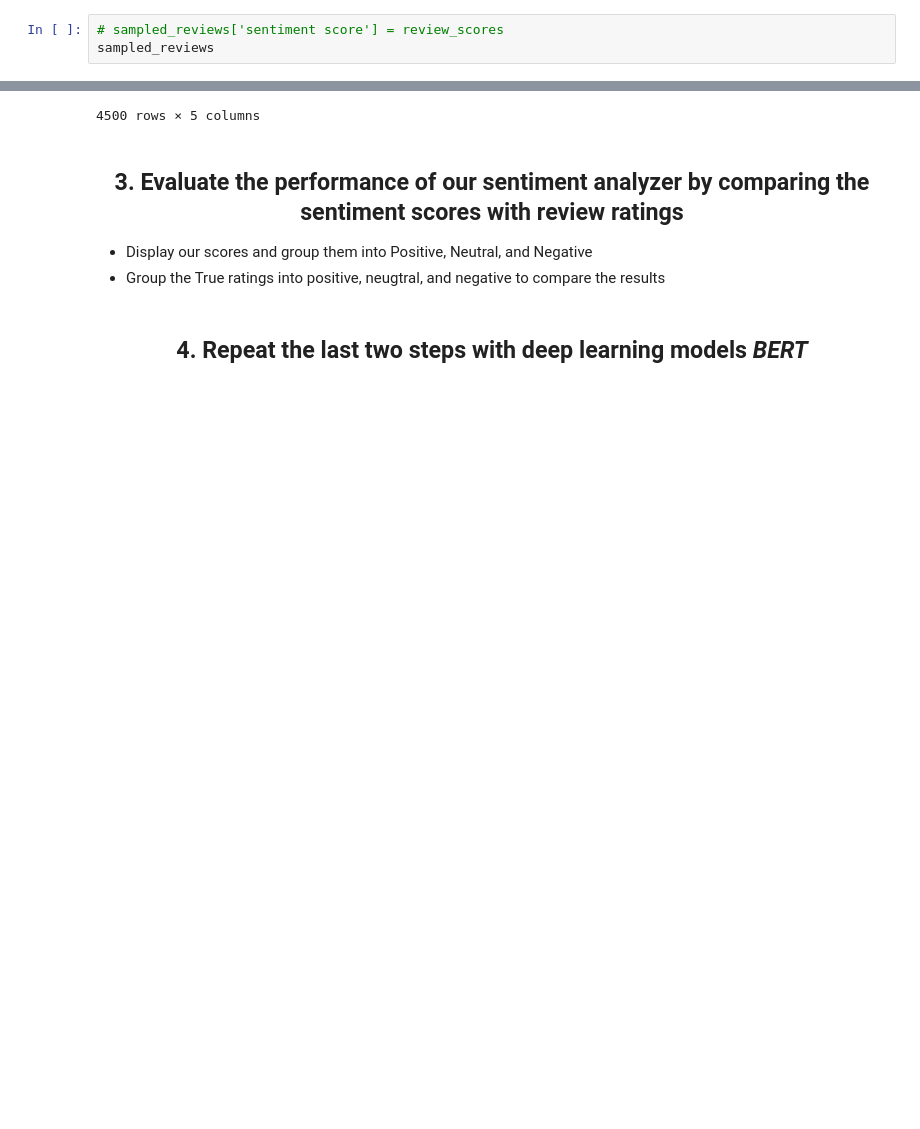
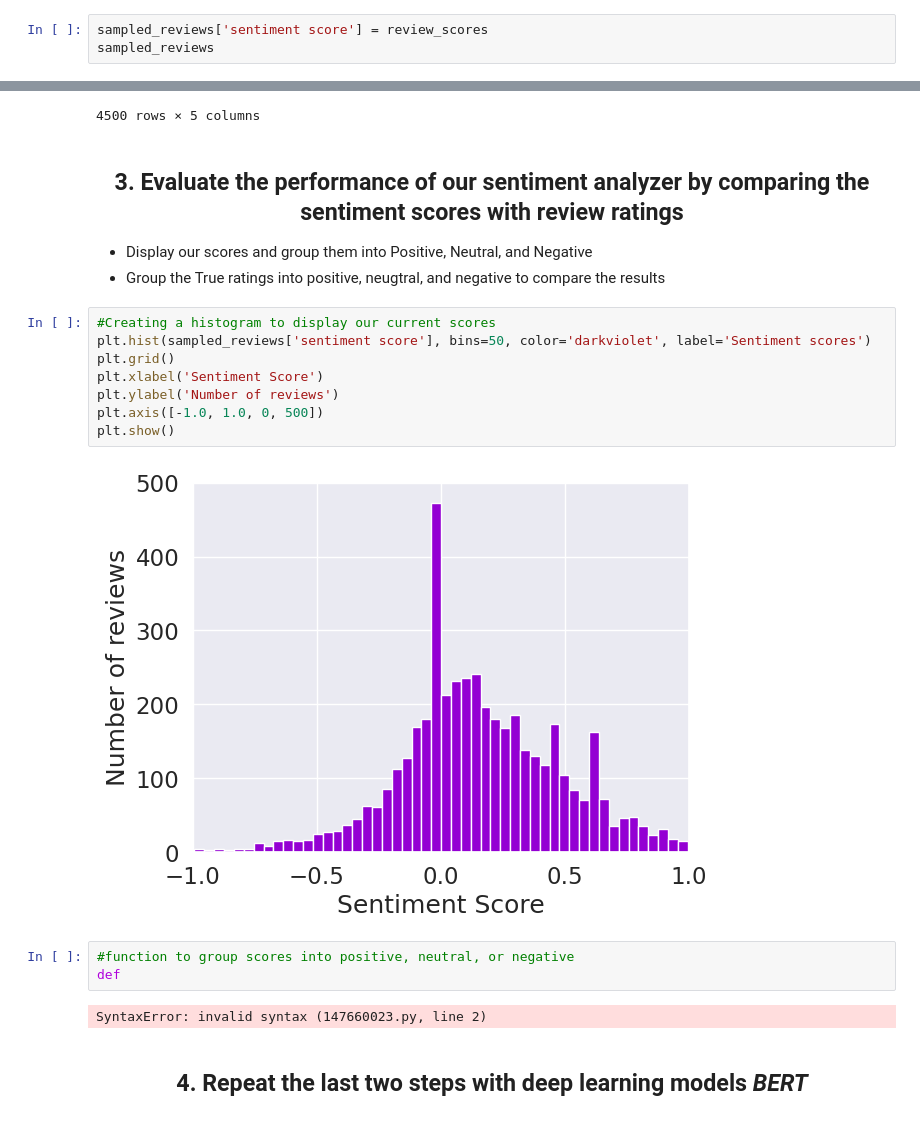
Before and after one commit to bglid/NLTK_Sentiment_Analysis, a Jupyter notebook: vgame_sent_analysis.ipynb, the cells around one changed output, grey strips where cells are left out. Drawn from its saved outputs; the diff is of its cells as text; blank space fills up the shorter version.

```diff
--- a/vgame_sent_analysis.ipynb
+++ b/vgame_sent_analysis.ipynb
@@ -255,7 +237,7 @@ Pipeline(steps=[('Text Preprocessing', NLTKPreprocessing()),
 #Scoring each review
 review_scores = final_pipeline.fit_transform(sampled_reviews['reviewText'])
 # %%
-# sampled_reviews['sentiment score'] = review_scores
+sampled_reviews['sentiment score'] = review_scores
 sampled_reviews
 # %% [output]
 |  | asin | overall | reviewText | summary | sentiment score |
@@ -276,6 +258,21 @@ sampled_reviews
 
  - Display our scores and group them into Positive, Neutral, and Negative
  - Group the True ratings into positive, neugtral, and negative to compare the results
+# %%
+#Creating a histogram to display our current scores
+plt.hist(sampled_reviews['sentiment score'], bins=50, color='darkviolet', label='Sentiment scores')
+plt.grid()
+plt.xlabel('Sentiment Score')
+plt.ylabel('Number of reviews')
+plt.axis([-1.0, 1.0, 0, 500])
+plt.show()
+# %% [output]
+[figure, added]
+# %%
+#function to group scores into positive, neutral, or negative
+def
+# %% [output]
+SyntaxError: invalid syntax (147660023.py, line 2)
 # %% [markdown]
 ## <p style = "text-align:center;"><b> 4. Repeat the last two steps with deep learning models <i>BERT</i></b></p>
 # %% [markdown]
```
Also changed, not shown: parts of 2 cells of this notebook.
